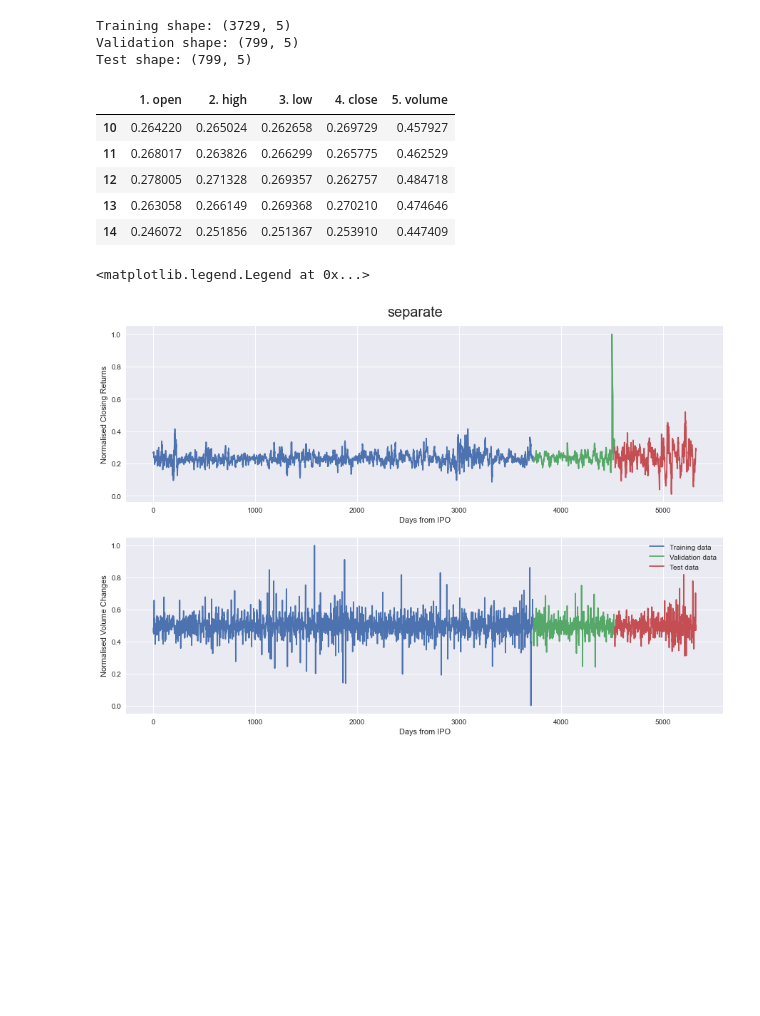
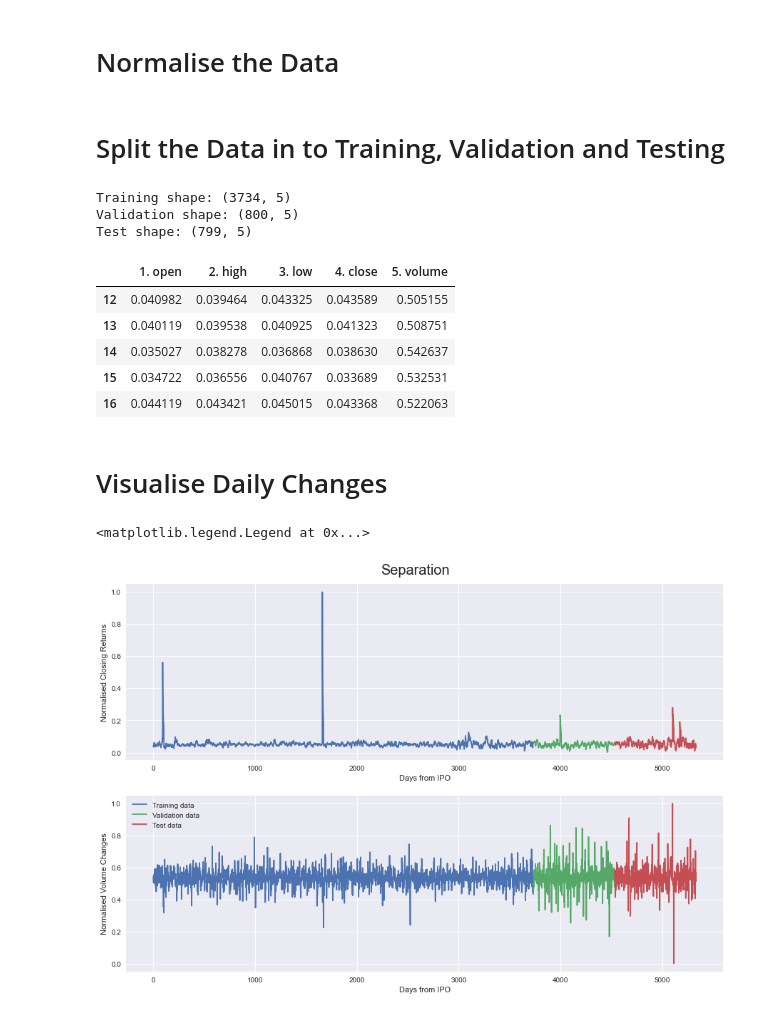
Before and after one commit to JHudzi/Group_DataSci_CA, a Jupyter notebook: LSTM.ipynb, the cells around one changed output. Cells and saved outputs as stored; diff of their text form; code cells hidden in the pictures; blank space fills up the shorter version.

```diff
--- a/LSTM.ipynb
+++ b/LSTM.ipynb
@@ -30,6 +35,6 @@ hyp_par_len = 120
 # %%
 
-cvs_path = (r'C:\Users\Josh\Documents\4th Year Docs\Dist+Con\CA Group\Stockcsvs\MSFT_daily.csv')
+cvs_path = (r'C:\Users\Josh\Documents\4th Year Docs\Dist+Con\CA Group\Stockcsvs\AAPL_daily.csv')
 
 df = pd.read_csv(cvs_path, delimiter=',', usecols=['date', '1. open', '2. high', '3. low', '4. close', '5. volume'])
 
@@ -38,7 +43,7 @@ df['5. volume'].replace(to_replace=0, method='ffill', inplace=True)
 df.sort_values('date', inplace=False)
 df.tail()
 
-df[['1. open', '2. high', '3. low', '4. close', '5. volume']] = df[['1. open', '2. high', '3. low', '4. close', '5. volume']].rolling(10).mean()
+df[['1. open', '2. high', '3. low', '4. close', '5. volume']] = df[['1. open', '2. high', '3. low', '4. close', '5. volume']].rolling(12).mean()
 
 df.dropna(how='any', axis=0, inplace=True)
 
@@ -85,3 +92,5 @@ plt.show()
+# %% [markdown]
+# Normalise the Data
 # %%
 #Calculate the normalised percentage change in each column
 
@@ -107,6 +116,8 @@ min_volume = df['5. volume'].min(axis=0)
 max_volume = df['5. volume'].max(axis=0)
 
 df['5. volume'] = (df['5. volume'] - min_volume) / (max_volume - min_volume)
+# %% [markdown]
+# Split the Data in to Training, Validation and Testing
 # %%
 #Split data into training, validation and test subsets
 times = sorted(df.index.values)
@@ -132,49 +143,51 @@ print('Test shape: {}'.format(test_data.shape))
 
 df_training.head()
 # %% [output]
-Training shape: (3729, 5)
-Validation shape: (799, 5)
+Training shape: (3734, 5)
+Validation shape: (800, 5)
 Test shape: (799, 5)
 |  | 1. open | 2. high | 3. low | 4. close | 5. volume |
-| 10 | 0.264220 | 0.265024 | 0.262658 | 0.269729 | 0.457927 |
-| 11 | 0.268017 | 0.263826 | 0.266299 | 0.265775 | 0.462529 |
-| 12 | 0.278005 | 0.271328 | 0.269357 | 0.262757 | 0.484718 |
-| 13 | 0.263058 | 0.266149 | 0.269368 | 0.270210 | 0.474646 |
-| 14 | 0.246072 | 0.251856 | 0.251367 | 0.253910 | 0.447409 |
+| 12 | 0.040982 | 0.039464 | 0.043325 | 0.043589 | 0.505155 |
+| 13 | 0.040119 | 0.039538 | 0.040925 | 0.041323 | 0.508751 |
+| 14 | 0.035027 | 0.038278 | 0.036868 | 0.038630 | 0.542637 |
+| 15 | 0.034722 | 0.036556 | 0.040767 | 0.033689 | 0.532531 |
+| 16 | 0.044119 | 0.043421 | 0.045015 | 0.043368 | 0.522063 |
+# %% [markdown]
+# Visualise Daily Changes
 # %%
 #Closing price and Volume daily changes
 figure = plt.figure(figsize=(15,10))
-suptitle = figure.suptitle("separate", fontsize=20)
+suptitle = figure.suptitle("Separation", fontsize=20)
 suptitle.set_y(0.92)
 
 
 ax1 = figure.add_subplot(211)
 ax1.plot(np.arange(train_data.shape[0]), df_training['4. close'], label='Training data')
 
 ax1.plot(np.arange(train_data.shape[0],
                    train_data.shape[0]+val_data.shape[0]), df_validation['4. close'], label='Validation data')
 
 ax1.plot(np.arange(train_data.shape[0]+val_data.shape[0],
                    train_data.shape[0]+val_data.shape[0]+test_data.shape[0]), df_test['4. close'], label='Test data')
 ax1.set_xlabel('Days from IPO')
 ax1.set_ylabel('Normalised Closing Returns')
 
 
 ax2 = figure.add_subplot(212)
 ax2.plot(np.arange(train_data.shape[0]), df_training['5. volume'], label='Training data')
 
 ax2.plot(np.arange(train_data.shape[0],
                    train_data.shape[0]+val_data.shape[0]), df_validation['5. volume'], label='Validation data')
 
 ax2.plot(np.arange(train_data.shape[0]+val_data.shape[0],
                    train_data.shape[0]+val_data.shape[0]+test_data.shape[0]), df_test['5. volume'], label='Test data')
 ax2.set_xlabel('Days from IPO')
 ax2.set_ylabel('Normalised Volume Changes')
 
 plt.legend(loc='best')
 # %% [output]
 <matplotlib.legend.Legend at 0x...>
-[figure, old version]
+[figure, new version]
 # %%
 #Split into subsections of data for efficiency and specific tuning
 #Trasining
```
Also changed, not shown: parts of 18 cells of this notebook, 19 other files.
